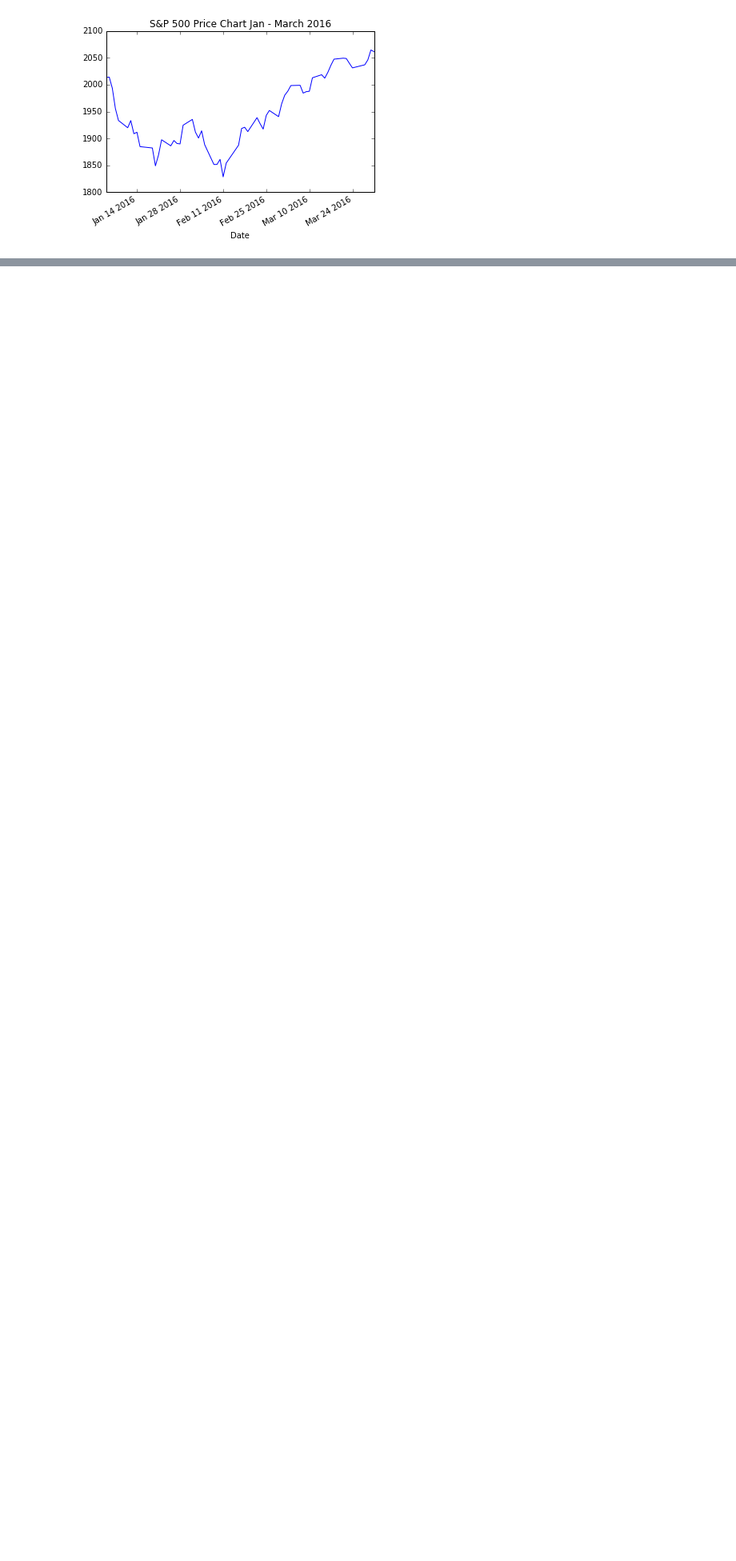
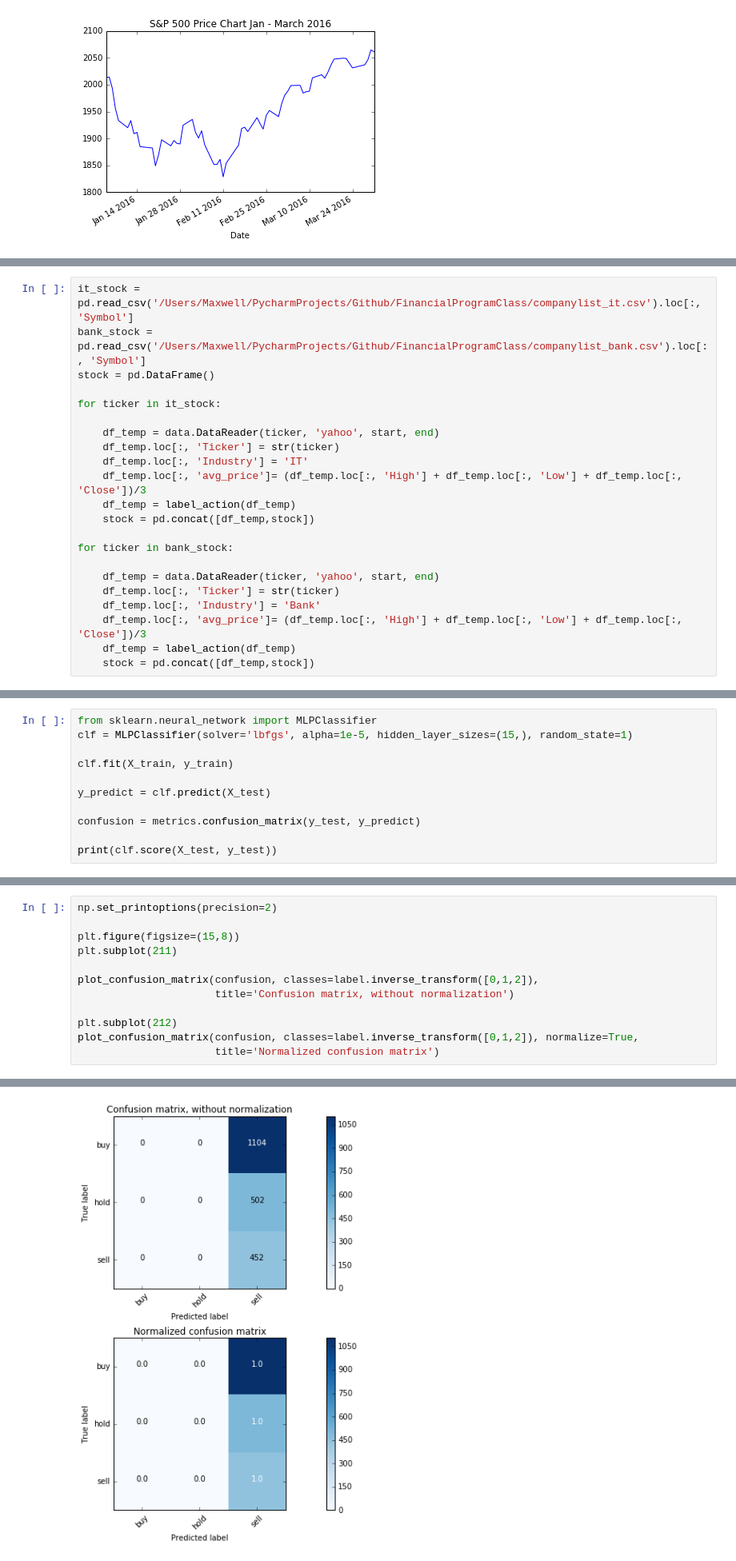
Before and after one commit to maxwelllee54/FinancialProgramClass, a Jupyter notebook: Project/Project3/Project3.ipynb, the cells around one changed output, grey strips where cells are left out. Shown at 80% size. Saved outputs shown, nothing was run; the diff lists cells and outputs as text; blank space fills up the shorter version.

```diff
--- a/Project/Project3/Project3.ipynb
+++ b/Project/Project3/Project3.ipynb
@@ -193,0 +242,22 @@ GradientBoostingClassifier(criterion='friedman_mse', init=None,
+# %%
+it_stock = pd.read_csv('/Users/Maxwell/PycharmProjects/Github/FinancialProgramClass/companylist_it.csv').loc[:, 'Symbol']
+bank_stock = pd.read_csv('/Users/Maxwell/PycharmProjects/Github/FinancialProgramClass/companylist_bank.csv').loc[:, 'Symbol']
+stock = pd.DataFrame()
+
+for ticker in it_stock:
+
+    df_temp = data.DataReader(ticker, 'yahoo', start, end)
+    df_temp.loc[:, 'Ticker'] = str(ticker)
+    df_temp.loc[:, 'Industry'] = 'IT'
+    df_temp.loc[:, 'avg_price']= (df_temp.loc[:, 'High'] + df_temp.loc[:, 'Low'] + df_temp.loc[:, 'Close'])/3
+    df_temp = label_action(df_temp)
+    stock = pd.concat([df_temp,stock])
+
+for ticker in bank_stock:
+
+    df_temp = data.DataReader(ticker, 'yahoo', start, end)
+    df_temp.loc[:, 'Ticker'] = str(ticker)
+    df_temp.loc[:, 'Industry'] = 'Bank'
+    df_temp.loc[:, 'avg_price']= (df_temp.loc[:, 'High'] + df_temp.loc[:, 'Low'] + df_temp.loc[:, 'Close'])/3
+    df_temp = label_action(df_temp)
+    stock = pd.concat([df_temp,stock])
@@ -193,0 +310,11 @@ GradientBoostingClassifier(criterion='friedman_mse', init=None,
+# %%
+from sklearn.neural_network import MLPClassifier
+clf = MLPClassifier(solver='lbfgs', alpha=1e-5, hidden_layer_sizes=(15,), random_state=1)
+
+clf.fit(X_train, y_train)
+
+y_predict = clf.predict(X_test)
+
+confusion = metrics.confusion_matrix(y_test, y_predict)
+
+print(clf.score(X_test, y_test))
@@ -193,0 +323,13 @@ GradientBoostingClassifier(criterion='friedman_mse', init=None,
+# %%
+np.set_printoptions(precision=2)
+
+plt.figure(figsize=(15,8))
+plt.subplot(211)
+
+plot_confusion_matrix(confusion, classes=label.inverse_transform([0,1,2]),
+                      title='Confusion matrix, without normalization')
+
+plt.subplot(212)
+plot_confusion_matrix(confusion, classes=label.inverse_transform([0,1,2]), normalize=True,
+                      title='Normalized confusion matrix')
+# %% [output]
@@ -193,0 +338 @@ GradientBoostingClassifier(criterion='friedman_mse', init=None,
+[figure, added]
```
Also changed, not shown: parts of 13 cells of this notebook.
